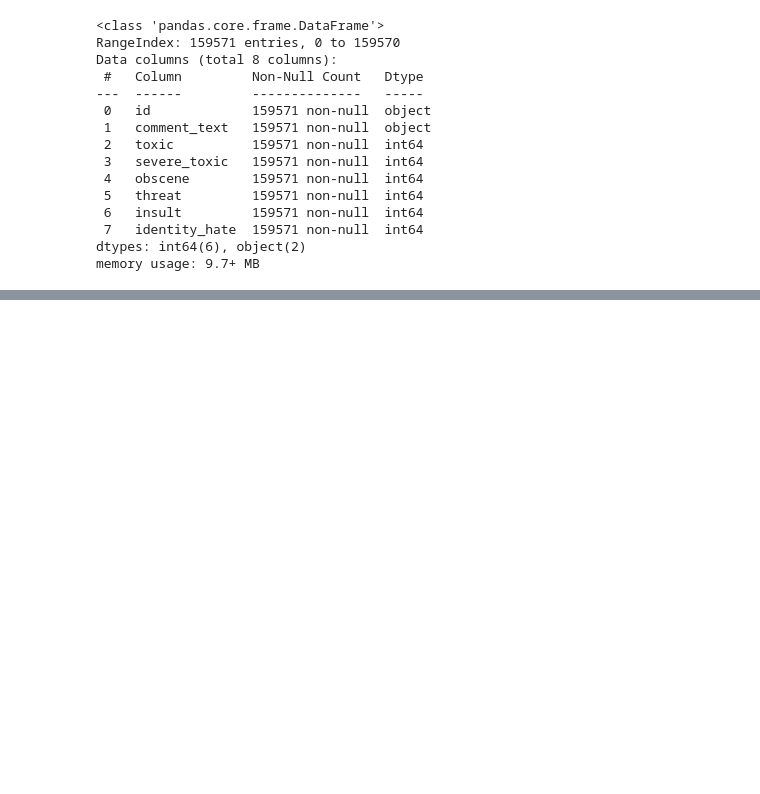
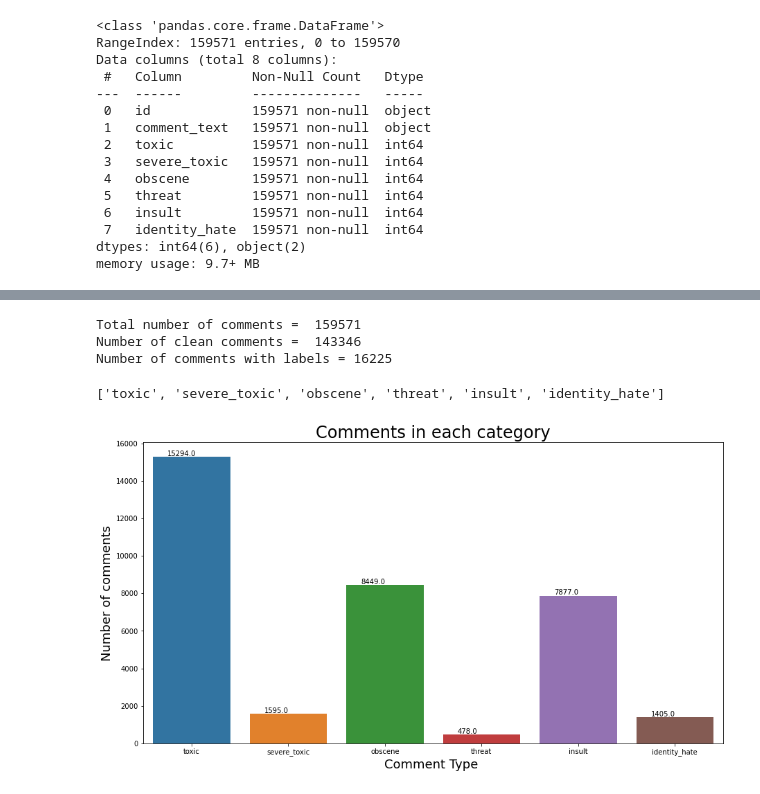
Before and after one commit to RahulKG7/Springboard_for_rahul, a Jupyter notebook: Capstone_2/Project2.ipynb, the cells around one changed output, grey strips where cells are left out. Drawn from its saved outputs; the diff is of its cells as text; code cells hidden in the pictures; blank space fills up the shorter version.

```diff
--- a/Capstone_2/Project2.ipynb
+++ b/Capstone_2/Project2.ipynb
@@ -66,0 +53,51 @@ Name: identity_hate, dtype: int64
+# %%
+
+# Comments with no label are considered to be clean comments.
+# Creating seperate column in dataframe to identify clean comments.
+
+# We use axis=1 to count row-wise and axis=0 to count column wise
+
+rowSums = train.iloc[:,2:].sum(axis=1)
+clean_comments_count = (rowSums==0).sum(axis=0)
+
+print("Total number of comments = ",len(train))
+print("Number of clean comments = ",clean_comments_count)
+print("Number of comments with labels =",(len(train)-clean_comments_count))
+# %% [output]
+Total number of comments =  159571
+Number of clean comments =  143346
+Number of comments with labels = 16225
+# %%
+categories = list(train.columns.values)
+categories = categories[2:]
+print(categories)
+# %% [output]
+['toxic', 'severe_toxic', 'obscene', 'threat', 'insult', 'identity_hate']
+# %%
+def bar_count(ax):
+    """
+    This func annotate the bar chart by calculating the bar hieght and shows
+    distribution as count.
+    :param ax: class 'matplotlib.axes._subplots.AxesSubplot
+    :return: Nonetype
+    """
+    totals = []  # create a empty list
+
+    for i in ax.patches:  # ax.patches to select each bar as a rectangle
+        totals.append(i.get_height())  # .get_height() is used for vertical bar chart use .get_width() for horizontal()
+
+    total = sum(totals)  # for getting total no of elements with height as proxy
+
+    for i in ax.patches:
+        ax.text(i.get_x() + 0.15, i.get_height() + 50, str(round(i.get_height(),2)), color='black')
+# %%
+plt.figure(figsize=(15,8))
+ax= sns.barplot(categories, train.iloc[:,2:].sum().values)
+
+plt.title("Comments in each category", fontsize=24)
+plt.ylabel('Number of comments', fontsize=18)
+plt.xlabel('Comment Type ', fontsize=18)
+
+bar_count(ax)
+# %% [output]
+[figure, added]
```
Also changed, not shown: parts of 23 cells of this notebook.
